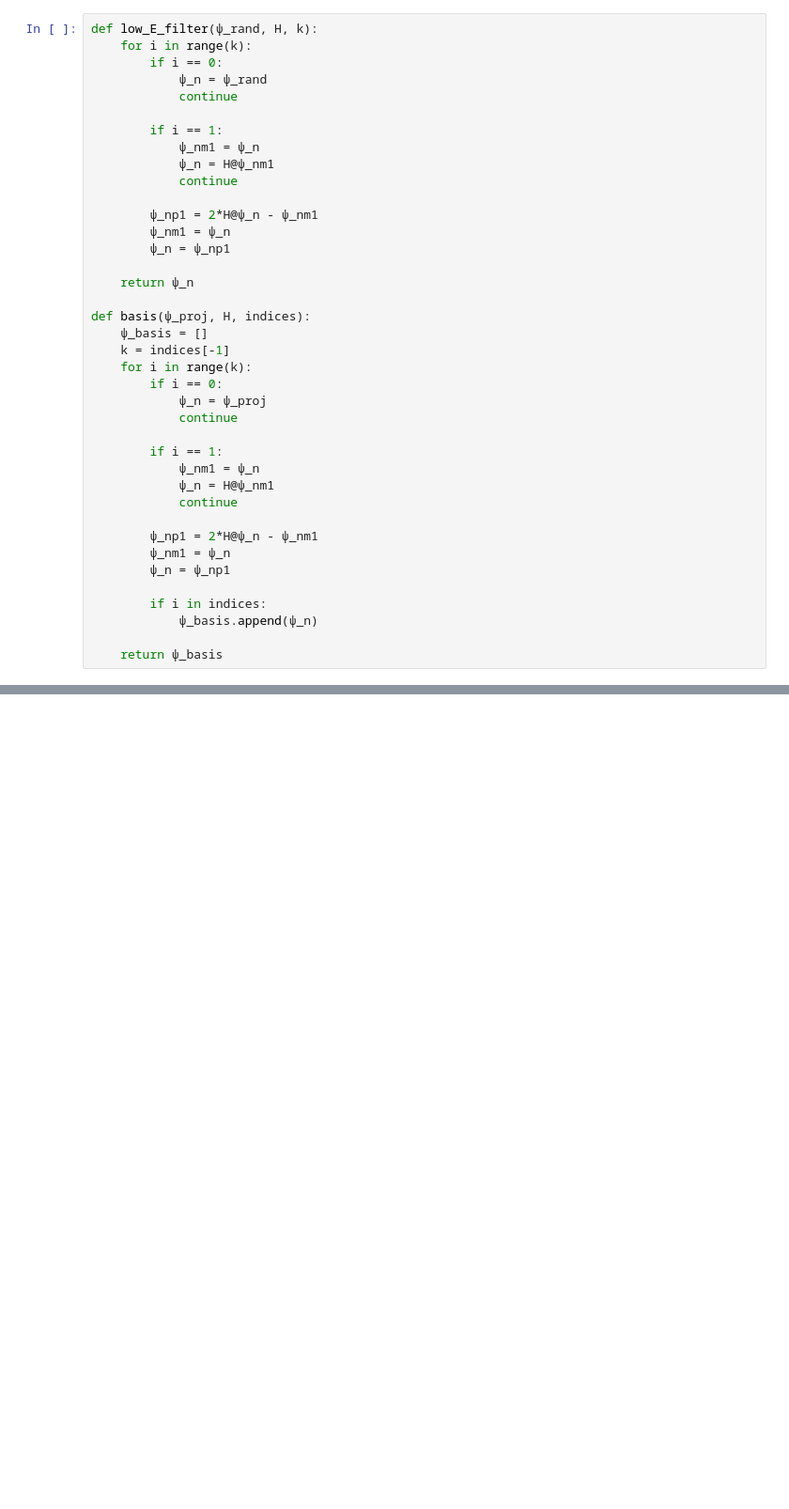
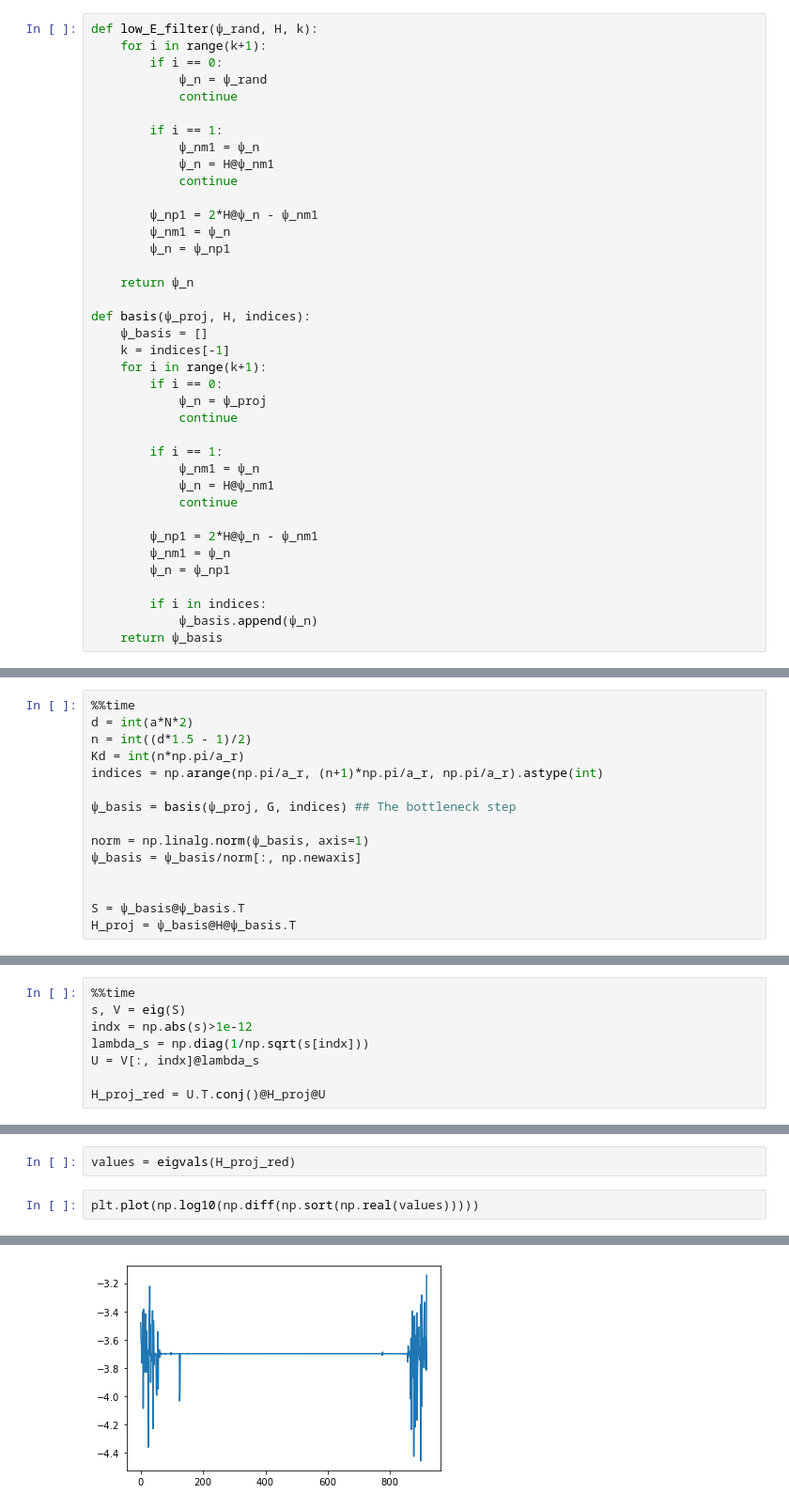
Before and after one commit to quantum-tinkerer/pydacp, a Jupyter notebook: toy_code.ipynb, the cells around one changed output, grey strips where cells are left out. Shown at 94% size. Cells and saved outputs as stored; diff of their text form; blank space fills up the shorter version.

```diff
--- a/toy_code.ipynb
+++ b/toy_code.ipynb
@@ -31,6 +36,6 @@ a_r = a/1
 # %%
 def low_E_filter(ψ_rand, H, k):
-    for i in range(k):
+    for i in range(k+1):
         if i == 0:
             ψ_n = ψ_rand
             continue
@@ -49,7 +54,7 @@ def low_E_filter(ψ_rand, H, k):
 def basis(ψ_proj, H, indices):
     ψ_basis = []
     k = indices[-1]
-    for i in range(k):
+    for i in range(k+1):
         if i == 0:
             ψ_n = ψ_proj
             continue
@@ -65,6 +70,5 @@ def basis(ψ_proj, H, indices):
 
         if i in indices:
             ψ_basis.append(ψ_n)
-
     return ψ_basis
 # %%
@@ -100,0 +87,15 @@ plt.ylim([-a, a])
+# %%
+%%time
+d = int(a*N*2)
+n = int((d*1.5 - 1)/2)
+Kd = int(n*np.pi/a_r)
+indices = np.arange(np.pi/a_r, (n+1)*np.pi/a_r, np.pi/a_r).astype(int)
+
+ψ_basis = basis(ψ_proj, G, indices) ## The bottleneck step
+
+norm = np.linalg.norm(ψ_basis, axis=1)
+ψ_basis = ψ_basis/norm[:, np.newaxis]
+
+
+S = ψ_basis@ψ_basis.T
+H_proj = ψ_basis@H@ψ_basis.T
@@ -100,0 +105,8 @@ plt.ylim([-a, a])
+# %%
+%%time
+s, V = eig(S)
+indx = np.abs(s)>1e-12
+lambda_s = np.diag(1/np.sqrt(s[indx]))
+U = V[:, indx]@lambda_s
+
+H_proj_red = U.T.conj()@H_proj@U
@@ -100,0 +116,5 @@ plt.ylim([-a, a])
+# %%
+values = eigvals(H_proj_red)
+# %%
+plt.plot(np.log10(np.diff(np.sort(np.real(values)))))
+# %% [output]
@@ -100,0 +122 @@ plt.ylim([-a, a])
+[figure, added]
```
Also changed, not shown: parts of 10 cells of this notebook.
